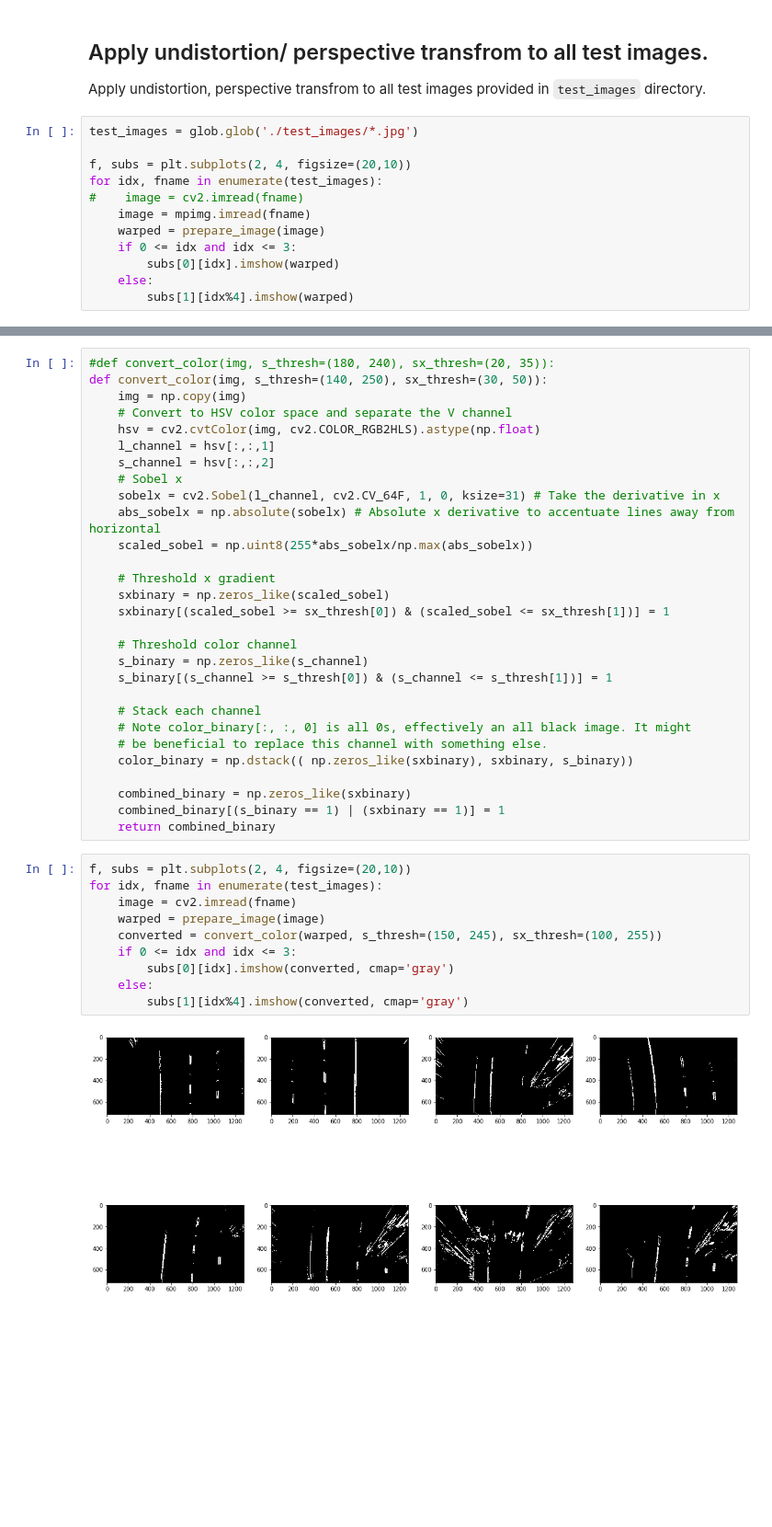
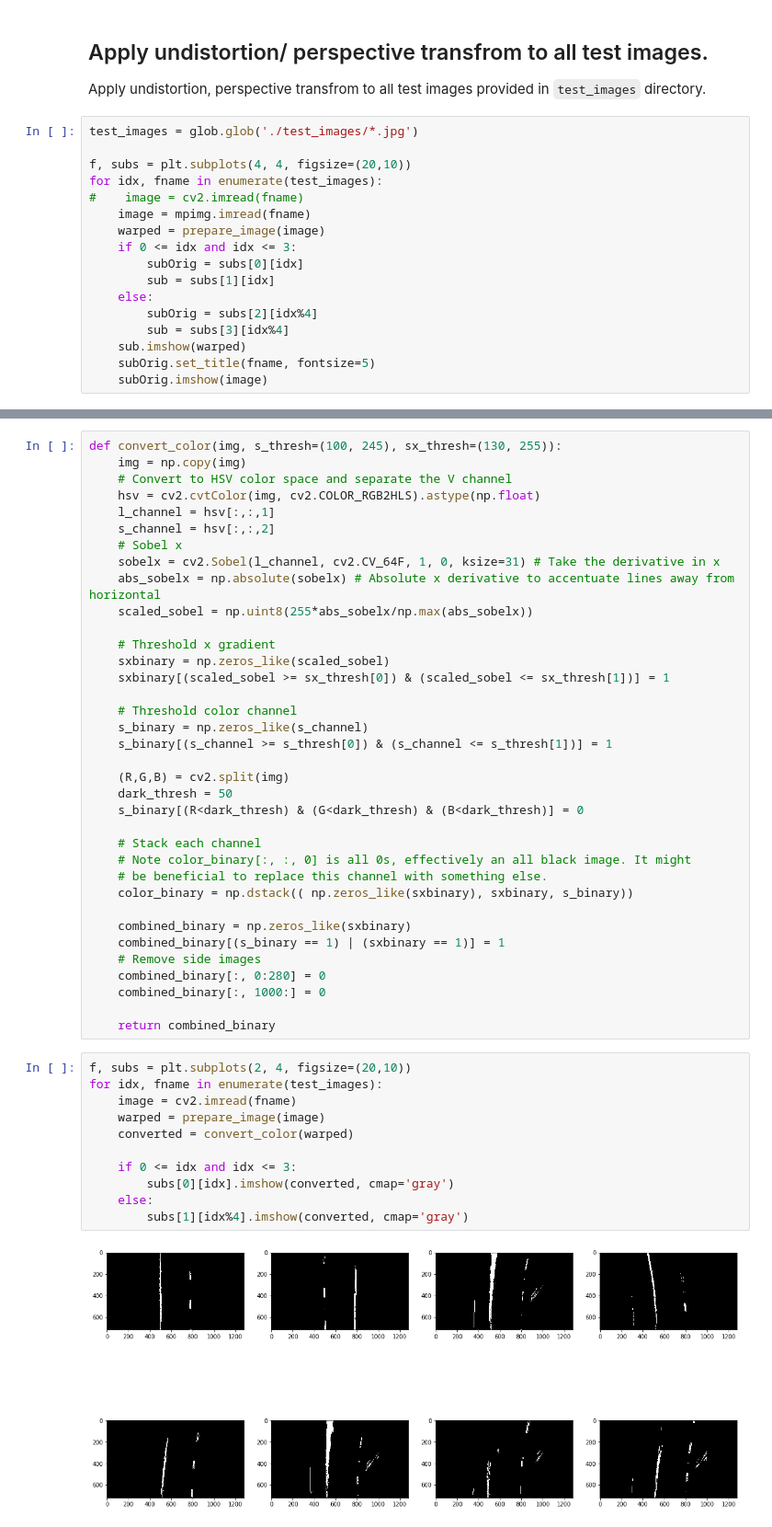
Before and after one commit to satoshikumano/CarND-Advanced-Lane-Lines-Submission, a Jupyter notebook: AdvancedLaneFinding.ipynb, the cells around one changed output, grey strips where cells are left out. Shown at 92% size. Saved outputs shown, nothing was run; the diff lists cells and outputs as text; blank space fills up the shorter version.

```diff
--- a/AdvancedLaneFinding.ipynb
+++ b/AdvancedLaneFinding.ipynb
@@ -136,13 +136,18 @@ Apply undistortion, perspective transfrom to all test images provided in `test_i
 # %%
 test_images = glob.glob('./test_images/*.jpg')
 
-f, subs = plt.subplots(2, 4, figsize=(20,10))
+f, subs = plt.subplots(4, 4, figsize=(20,10))
 for idx, fname in enumerate(test_images):
 #    image = cv2.imread(fname)
     image = mpimg.imread(fname)
     warped = prepare_image(image)
     if 0 <= idx and idx <= 3:
-        subs[0][idx].imshow(warped)
+        subOrig = subs[0][idx]
+        sub = subs[1][idx]
     else:
-        subs[1][idx%4].imshow(warped)
+        subOrig = subs[2][idx%4]
+        sub = subs[3][idx%4]
+    sub.imshow(warped)
+    subOrig.set_title(fname, fontsize=5)
+    subOrig.imshow(image)
 # %% [output]
@@ -150,6 +155,5 @@ for idx, fname in enumerate(test_images):
 # %%
-#def convert_color(img, s_thresh=(180, 240), sx_thresh=(20, 35)):
-def convert_color(img, s_thresh=(140, 250), sx_thresh=(30, 50)):
+def convert_color(img, s_thresh=(100, 245), sx_thresh=(130, 255)):
     img = np.copy(img)
     # Convert to HSV color space and separate the V channel
     hsv = cv2.cvtColor(img, cv2.COLOR_RGB2HLS).astype(np.float)
@@ -168,6 +172,10 @@ def convert_color(img, s_thresh=(140, 250), sx_thresh=(30, 50)):
     s_binary = np.zeros_like(s_channel)
     s_binary[(s_channel >= s_thresh[0]) & (s_channel <= s_thresh[1])] = 1
 
+    (R,G,B) = cv2.split(img)
+    dark_thresh = 50
+    s_binary[(R<dark_thresh) & (G<dark_thresh) & (B<dark_thresh)] = 0
+
     # Stack each channel
     # Note color_binary[:, :, 0] is all 0s, effectively an all black image. It might
     # be beneficial to replace this channel with something else.
@@ -175,16 +183,21 @@ def convert_color(img, s_thresh=(140, 250), sx_thresh=(30, 50)):
 
     combined_binary = np.zeros_like(sxbinary)
     combined_binary[(s_binary == 1) | (sxbinary == 1)] = 1
+    # Remove side images
+    combined_binary[:, 0:280] = 0
+    combined_binary[:, 1000:] = 0
+
     return combined_binary
 # %%
 f, subs = plt.subplots(2, 4, figsize=(20,10))
 for idx, fname in enumerate(test_images):
     image = cv2.imread(fname)
     warped = prepare_image(image)
-    converted = convert_color(warped, s_thresh=(150, 245), sx_thresh=(100, 255))
+    converted = convert_color(warped)
+
     if 0 <= idx and idx <= 3:
         subs[0][idx].imshow(converted, cmap='gray')
     else:
         subs[1][idx%4].imshow(converted, cmap='gray')
 # %% [output]
-[figure, old version]
+[figure, new version]
```
Also changed, not shown: parts of 7 cells of this notebook.
